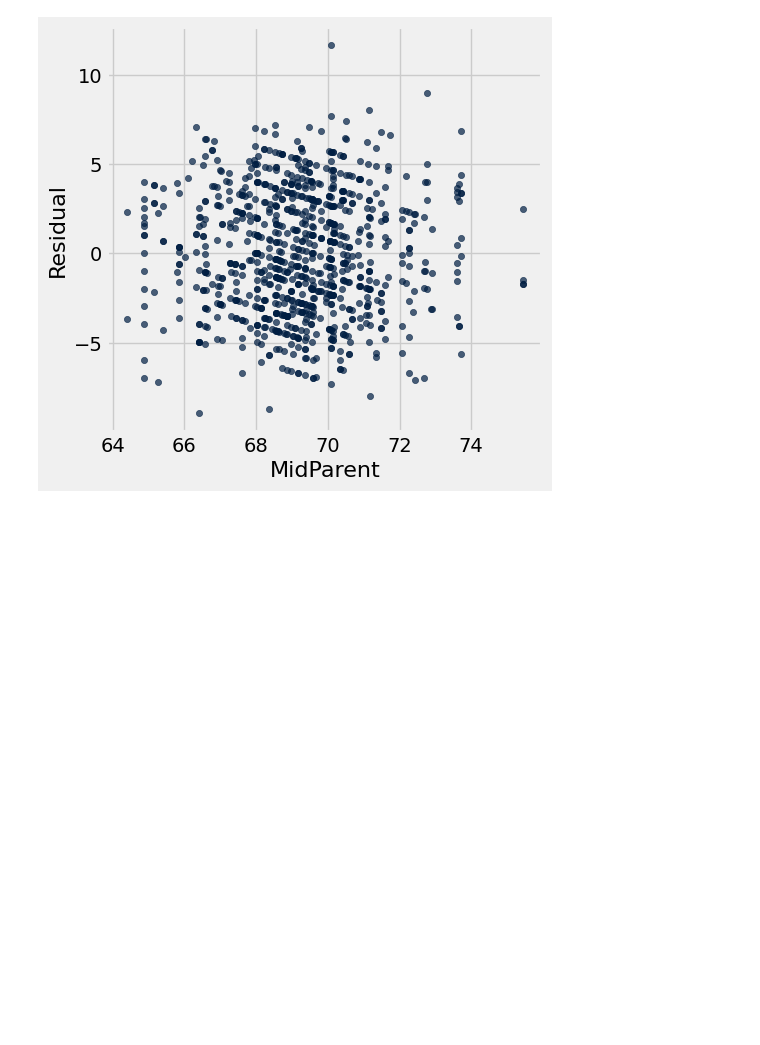
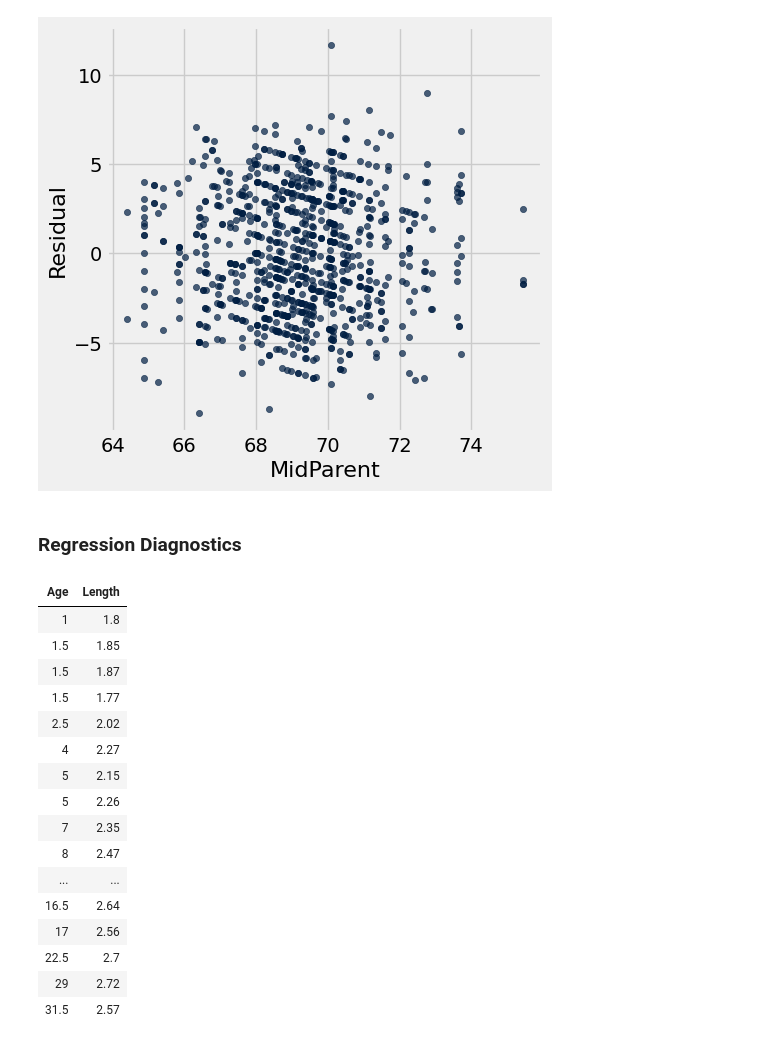
Before and after one commit to ciretorres/python, a Jupyter notebook: data8.3x/week3/sec06_residuals.ipynb, the cells around one changed output. Saved outputs shown, nothing was run; the diff lists cells and outputs as text; code cells hidden in the pictures; blank space fills up the shorter version.

Commit message:
Lec 6.2 Regression Diagnostics

```diff
--- a/data8.3x/week3/sec06_residuals.ipynb
+++ b/data8.3x/week3/sec06_residuals.ipynb
@@ -108,3 +109,26 @@ plot_residuals(heights, 'MidParent', 'Child')
 # %% [output]
 [figure]
 [figure]
+# %% [markdown]
+### Regression Diagnostics
+# %%
+dugong = Table.read_table('dugongs.csv')
+dugong.show()
+# %% [output]
+| Age | Length |
+| 1 | 1.8 |
+| 1.5 | 1.85 |
+| 1.5 | 1.87 |
+| 1.5 | 1.77 |
+| 2.5 | 2.02 |
+| 4 | 2.27 |
+| 5 | 2.15 |
+| 5 | 2.26 |
+| 7 | 2.35 |
+| 8 | 2.47 |
+| ... | ... |
+| 16.5 | 2.64 |
+| 17 | 2.56 |
+| 22.5 | 2.7 |
+| 29 | 2.72 |
+| 31.5 | 2.57 |
```
Also changed, not shown: parts of 8 cells of this notebook, 3 other files.
